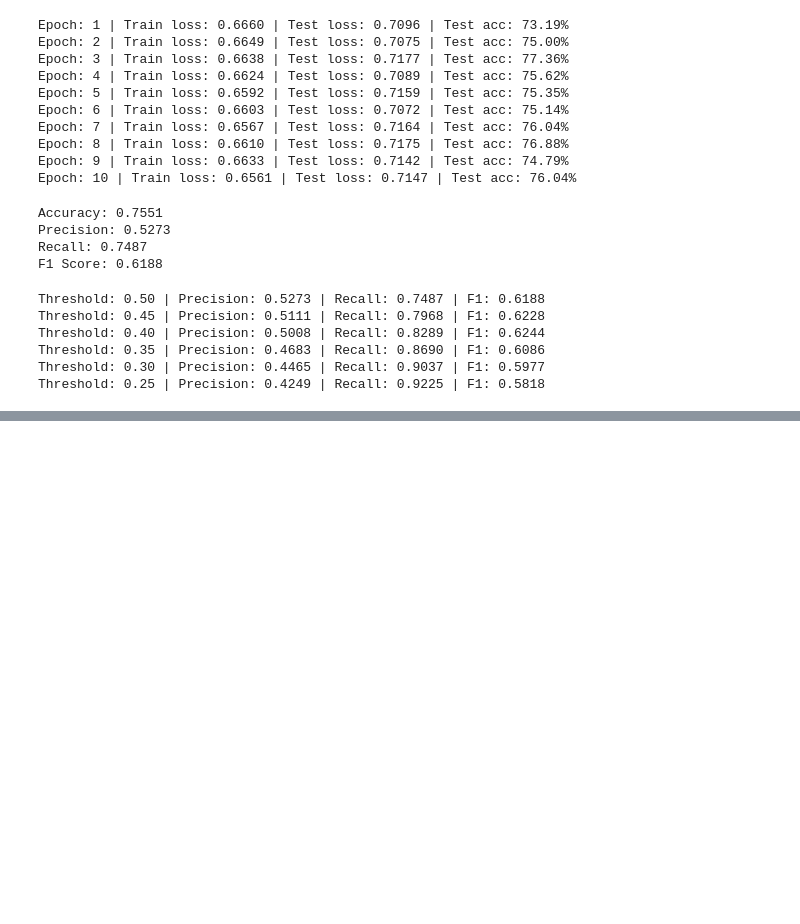
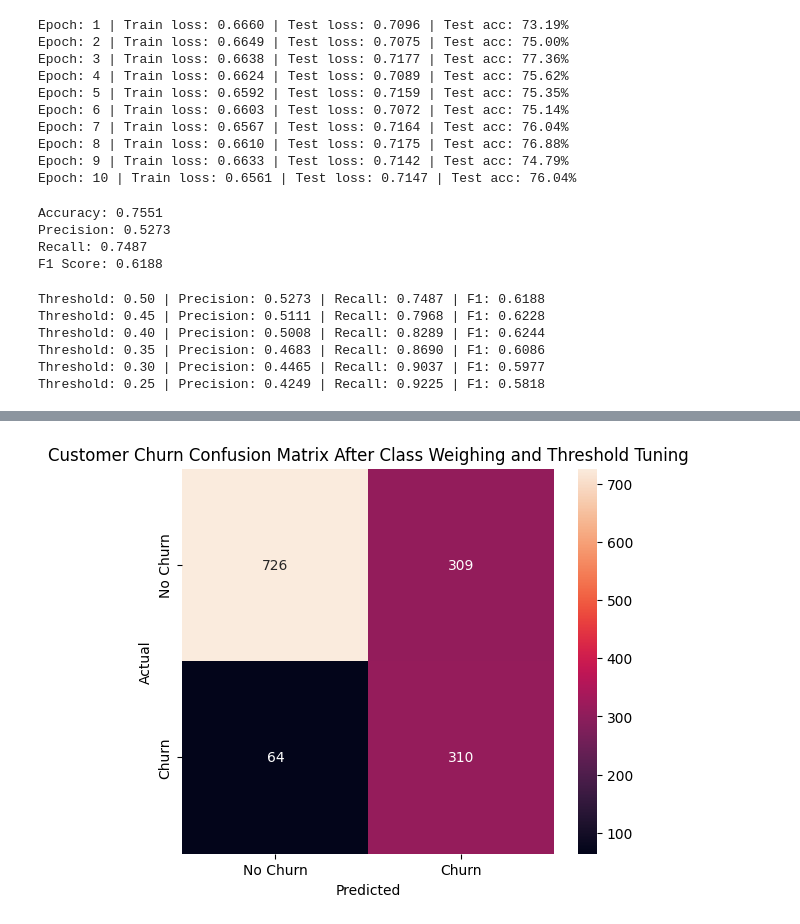
Before and after one commit to RabinPhuyal/Customer-Churn-Prediction-Neural-Network, a Jupyter notebook: Customer_Churn_Prediction_Neural_Network.ipynb, the cells around one changed output, grey strips where cells are left out. Saved outputs shown, nothing was run; the diff lists cells and outputs as text; code cells hidden in the pictures; blank space fills up the shorter version.

Commit message:
Completed Customer Churn Prediction

```diff
--- a/Customer_Churn_Prediction_Neural_Network.ipynb
+++ b/Customer_Churn_Prediction_Neural_Network.ipynb
@@ -1218,0 +1224,27 @@ Threshold: 0.25 | Precision: 0.4249 | Recall: 0.9225 | F1: 0.5818
+# %%
+#Extract your final metrics
+from sklearn.metrics import (
+    accuracy_score,
+    precision_score,
+    recall_score,
+    f1_score,
+    confusion_matrix
+)
+
+y_true = test_labels.numpy()
+y_pred = final_preds.numpy()
+
+accuracy = accuracy_score(y_true, y_pred)
+precision = precision_score(y_true, y_pred)
+recall = recall_score(y_true, y_pred)
+f1 = f1_score(y_true, y_pred)
+
+cm = confusion_matrix(y_true, y_pred)
+
+print(f"Threshold: {final_threshold}")
+print(f"Accuracy:  {accuracy:.4f}")
+print(f"Precision: {precision:.4f}")
+print(f"Recall:    {recall:.4f}")
+print(f"F1 Score:  {f1:.4f}")
+print("\nConfusion Matrix:")
+print(cm)
@@ -1218,0 +1261,17 @@ Threshold: 0.25 | Precision: 0.4249 | Recall: 0.9225 | F1: 0.5818
+# %%
+#Let's visualize it
+plt.figure(figsize=(6,5))
+
+sns.heatmap(
+    cm,
+    annot=True,
+    fmt="d",
+    xticklabels = ["No Churn", "Churn"],
+    yticklabels = ["No Churn", "Churn"]
+)
+plt.xlabel("Predicted")
+plt.ylabel("Actual")
+plt.title("Customer Churn Confusion Matrix After Class Weighing and Threshold Tuning")
+plt.show()
+# %% [output]
+[figure, added]
```
Also changed, not shown: parts of 2 cells of this notebook.
